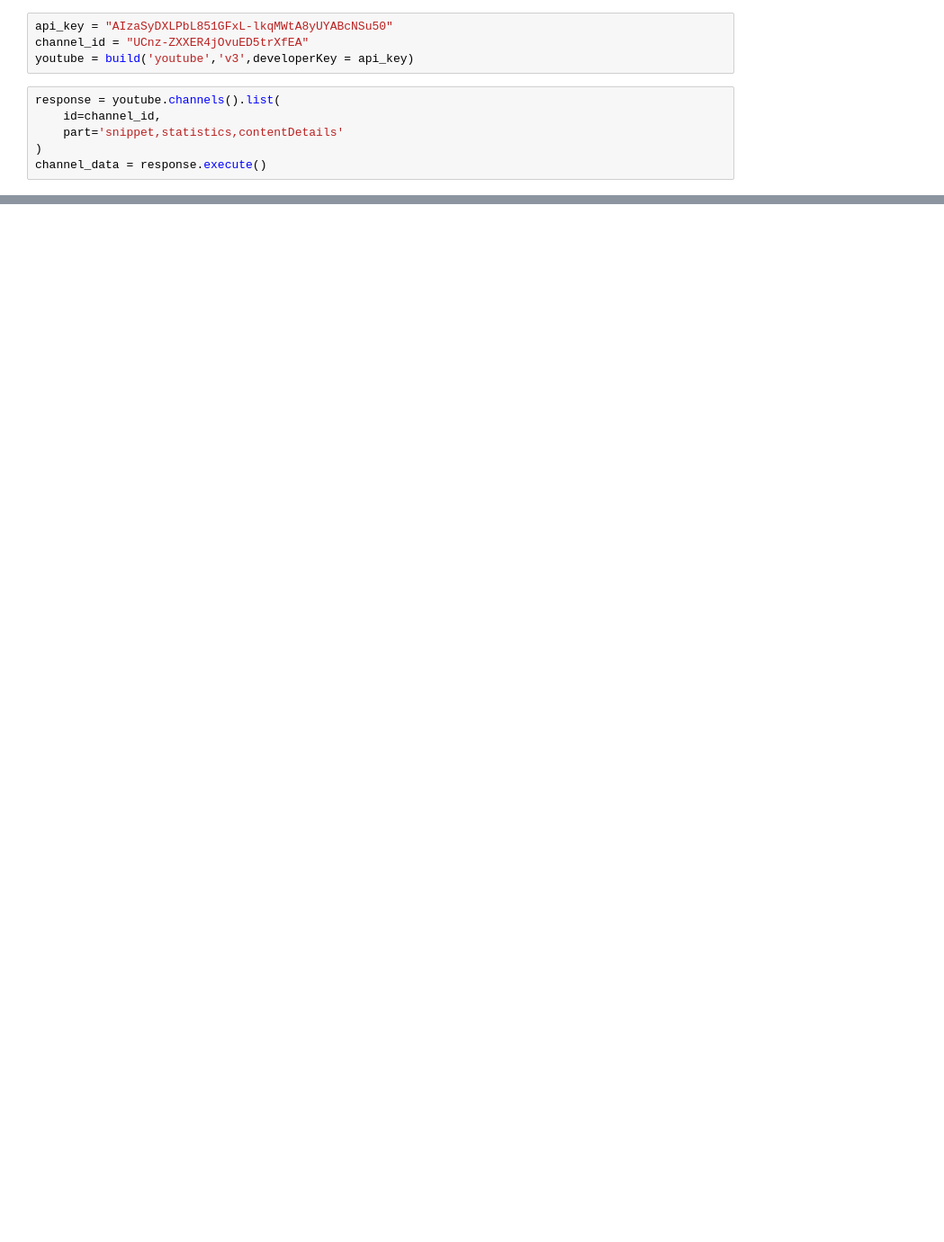
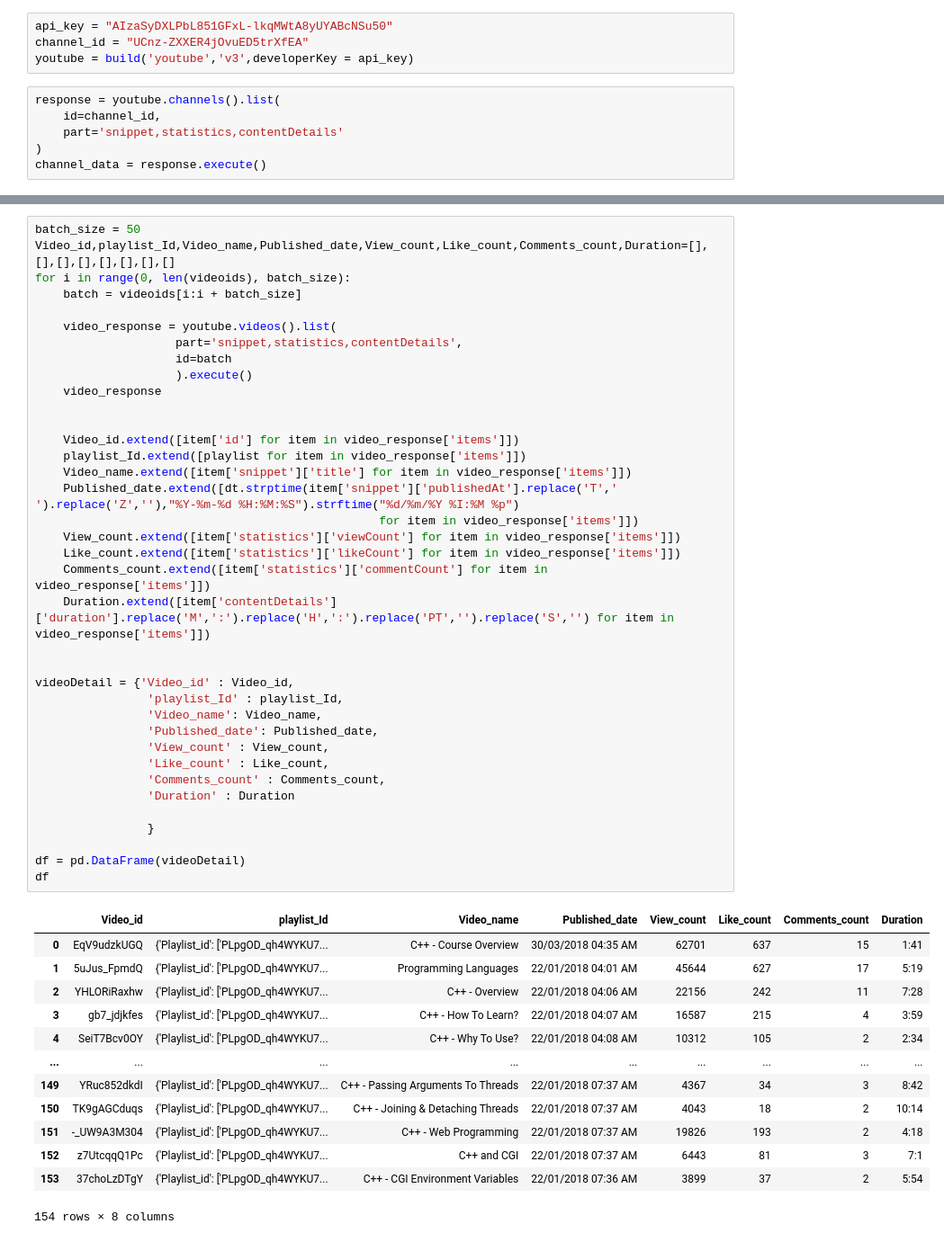
Before and after one commit to Mariappanbcompa/Youtube_Data_Harvesting, a Jupyter notebook: Untitled.ipynb, the cells around one changed output, grey strips where cells are left out. Shown at 90% size. Saved outputs shown, nothing was run; the diff lists cells and outputs as text; blank space fills up the shorter version.

```diff
--- a/Untitled.ipynb
+++ b/Untitled.ipynb
@@ -105,0 +190,51 @@ nextpage = response.get('nextPageToken')
+# %%
+batch_size = 50
+Video_id,playlist_Id,Video_name,Published_date,View_count,Like_count,Comments_count,Duration=[],[],[],[],[],[],[],[]
+for i in range(0, len(videoids), batch_size):
+    batch = videoids[i:i + batch_size]
+
+    video_response = youtube.videos().list(
+                    part='snippet,statistics,contentDetails',
+                    id=batch
+                    ).execute()
+    video_response
+
+
+    Video_id.extend([item['id'] for item in video_response['items']])
+    playlist_Id.extend([playlist for item in video_response['items']])
+    Video_name.extend([item['snippet']['title'] for item in video_response['items']])
+    Published_date.extend([dt.strptime(item['snippet']['publishedAt'].replace('T',' ').replace('Z',''),"%Y-%m-%d %H:%M:%S").strftime("%d/%m/%Y %I:%M %p")
+                                                 for item in video_response['items']])
+    View_count.extend([item['statistics']['viewCount'] for item in video_response['items']])
+    Like_count.extend([item['statistics']['likeCount'] for item in video_response['items']])
+    Comments_count.extend([item['statistics']['commentCount'] for item in video_response['items']])
+    Duration.extend([item['contentDetails']['duration'].replace('M',':').replace('H',':').replace('PT','').replace('S','') for item in video_response['items']])
+
+
+videoDetail = {'Video_id' : Video_id,
+                'playlist_Id' : playlist_Id,
+                'Video_name': Video_name,
+                'Published_date': Published_date,
+                'View_count' : View_count,
+                'Like_count' : Like_count,
+                'Comments_count' : Comments_count,
+                'Duration' : Duration
+
+                }
+
+df = pd.DataFrame(videoDetail)
+df
+# %% [output]
+|  | Video_id | playlist_Id | Video_name | Published_date | View_count | Like_count | Comments_count | Duration |
+| 0 | EqV9udzkUGQ | {'Playlist_id': ['PLpgOD_qh4WYKU7... | C++ - Course Overview | 30/03/2018 04:35 AM | 62701 | 637 | 15 | 1:41 |
+| 1 | 5uJus_FpmdQ | {'Playlist_id': ['PLpgOD_qh4WYKU7... | Programming Languages | 22/01/2018 04:01 AM | 45644 | 627 | 17 | 5:19 |
+| 2 | YHLORiRaxhw | {'Playlist_id': ['PLpgOD_qh4WYKU7... | C++ - Overview | 22/01/2018 04:06 AM | 22156 | 242 | 11 | 7:28 |
+| 3 | gb7_jdjkfes | {'Playlist_id': ['PLpgOD_qh4WYKU7... | C++ - How To Learn? | 22/01/2018 04:07 AM | 16587 | 215 | 4 | 3:59 |
+| 4 | SeiT7Bcv0OY | {'Playlist_id': ['PLpgOD_qh4WYKU7... | C++ - Why To Use? | 22/01/2018 04:08 AM | 10312 | 105 | 2 | 2:34 |
+| ... | ... | ... | ... | ... | ... | ... | ... | ... |
+| 149 | YRuc852dkdI | {'Playlist_id': ['PLpgOD_qh4WYKU7... | C++ - Passing Arguments To Threads | 22/01/2018 07:37 AM | 4367 | 34 | 3 | 8:42 |
+| 150 | TK9gAGCduqs | {'Playlist_id': ['PLpgOD_qh4WYKU7... | C++ - Joining & Detaching Threads | 22/01/2018 07:37 AM | 4043 | 18 | 2 | 10:14 |
+| 151 | -_UW9A3M304 | {'Playlist_id': ['PLpgOD_qh4WYKU7... | C++ - Web Programming | 22/01/2018 07:37 AM | 19826 | 193 | 2 | 4:18 |
+| 152 | z7UtcqqQ1Pc | {'Playlist_id': ['PLpgOD_qh4WYKU7... | C++ and CGI | 22/01/2018 07:37 AM | 6443 | 81 | 3 | 7:1 |
+| 153 | 37choLzDTgY | {'Playlist_id': ['PLpgOD_qh4WYKU7... | C++ - CGI Environment Variables | 22/01/2018 07:36 AM | 3899 | 37 | 2 | 5:54 |
+154 rows × 8 columns
```
Also changed, not shown: parts of 52 cells of this notebook, 4 other files.
